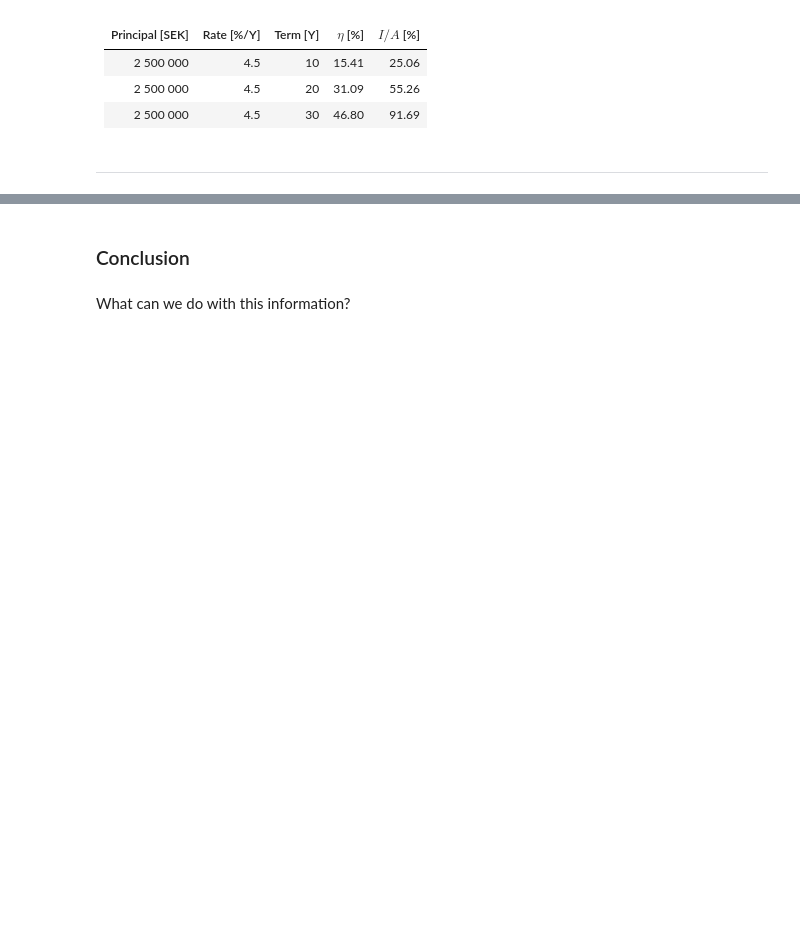
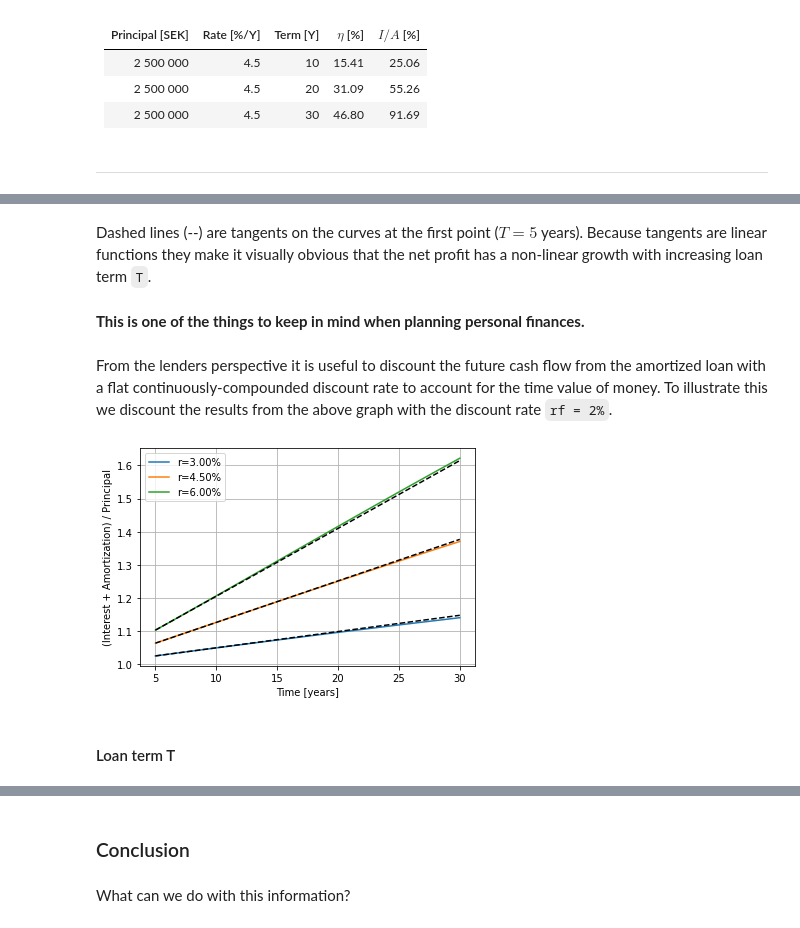
Before and after one commit to vezeli/amortized-loans, a Jupyter notebook: Amortized Loans.ipynb, the cells around one changed output, grey strips where cells are left out. Saved outputs shown, nothing was run; the diff lists cells and outputs as text; code cells hidden in the pictures; blank space fills up the shorter version.

```diff
--- a/Amortized Loans.ipynb
+++ b/Amortized Loans.ipynb
@@ -215,0 +276,15 @@ plot_term_difference(p, r, T1, T2, T3, 0.015)
+# %% [markdown]
+Dashed lines (--) are tangents on the curves at the first point ($T = 5$ years). Because tangents are linear functions they make it visually obvious that the net profit has a non-linear growth with increasing loan term `T`.
+# %% [markdown]
+**This is one of the things to keep in mind when planning personal finances.**
+# %% [markdown]
+From the lenders perspective it is useful to discount the future cash flow from the amortized loan with a flat continuously-compounded discount rate to account for the time value of money. To illustrate this we discount the results from the above graph with the discount rate `rf = 2%`.
+# %%
+from plotting import plot_total_payment_wrt_time
+
+r1, r2, r3, rf = 0.030, 0.045, 0.060, 0.02
+plot_total_payment_wrt_time([r1, r2, r3], rf)
+# %% [output]
+[figure, added]
+# %% [markdown]
+#### Loan term T
```
Also changed, not shown: parts of 57 cells of this notebook, 1 other file.
